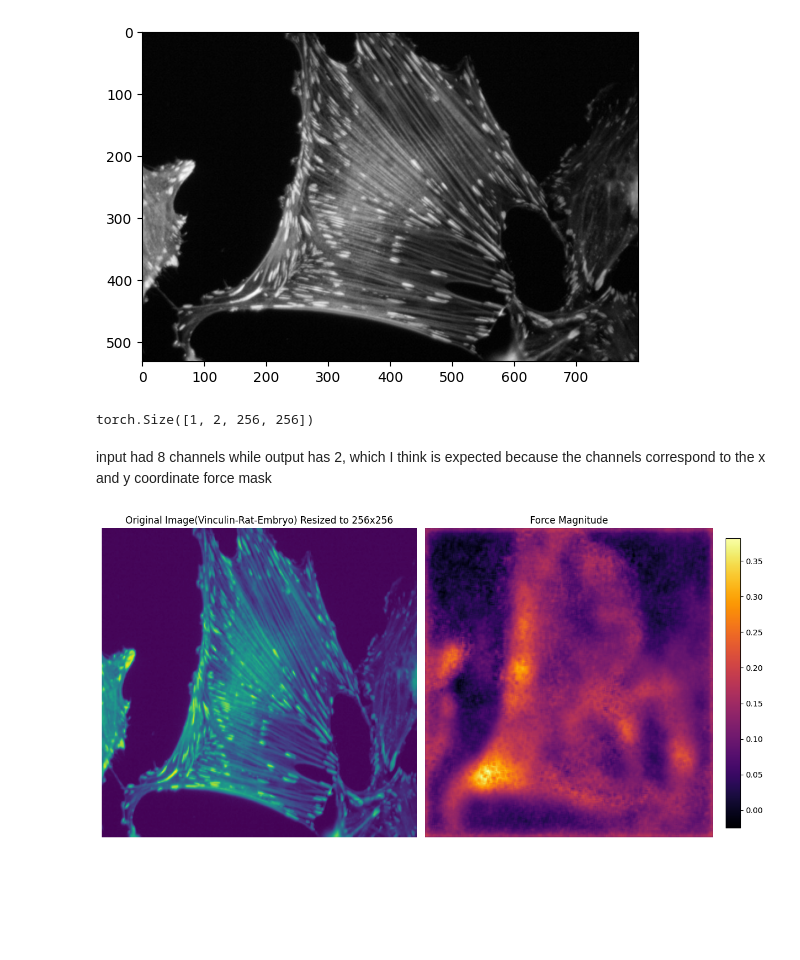
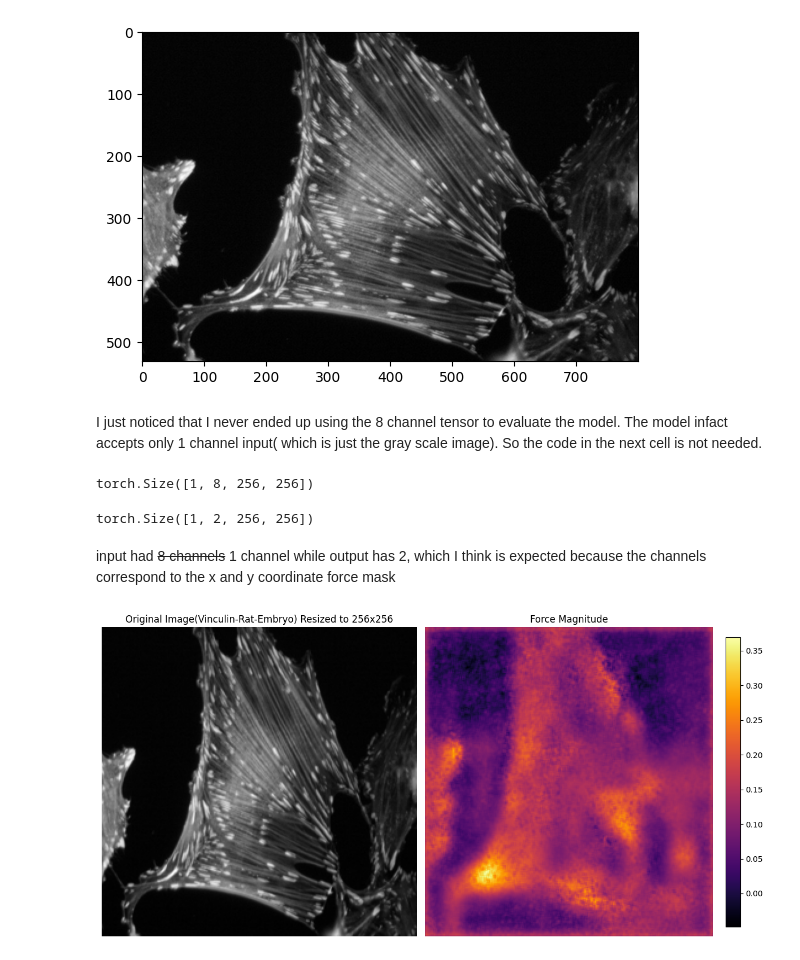
Before and after one commit to yay223/cell_force_prediction, a Jupyter notebook: load_trained_unet.ipynb, the cells around one changed output. Saved outputs shown, nothing was run; the diff lists cells and outputs as text; code cells hidden in the pictures; blank space fills up the shorter version.

```diff
--- a/load_trained_unet.ipynb
+++ b/load_trained_unet.ipynb
@@ -54,13 +54,20 @@ image_array = np.array(image)
 image_array = image_array/255.0
 # %%
 input_tensor = torch.tensor(image_array).unsqueeze(0).unsqueeze(0).to(torch.device('cuda:0'))
+# %% [markdown]
+
+I just noticed that I never ended up using the 8 channel tensor to evaluate the model. The model infact accepts only 1 channel input( which is just the gray scale image). So the code in the next cell is not needed.
 # %%
-height, width = input_tensor.shape[2], input_tensor.shape[3]
+eight, width = input_tensor.shape[2], input_tensor.shape[3]
 tensor_with_8_channels = torch.zeros(1, 8, height, width).to(torch.device('cuda:0'))
 tensor_with_8_channels[:, 0, :, :] = input_tensor
 
 for i in range(1,8):
     tensor_with_8_channels[:, i, :, :] = tensor_with_8_channels[:, 0, :, :]
+
+print(tensor_with_8_channels.shape)
+# %% [output]
+torch.Size([1, 8, 256, 256])
 # %%
 model.eval()
 model.to(torch.device('cuda:0'))
@@ -72,31 +79,31 @@ output.shape
 # %% [output]
 torch.Size([1, 2, 256, 256])
 # %% [markdown]
-input had 8 channels while output has 2, which I think is expected because the channels correspond to the x and y coordinate force mask
+ input had ~~8 channels~~ 1 channel while output has 2, which I think is expected because the channels correspond to the x and y coordinate force mask
 # %%
 output = output.cpu().numpy().squeeze()
 force_mag = output[0]
 force_ang = output[1]
 
 fig, axs = plt.subplots(1, 2, figsize=(12, 6))
 
 # Displaying the original image
-axs[0].imshow(image, aspect='auto')
+axs[0].imshow(image, aspect='auto', cmap='gray')
 axs[0].set_title('Original Image(Vinculin-Rat-Embryo) Resized to 256x256')
 axs[0].axis('off')
 
 # Displaying the force magnitude
 cax = axs[1].imshow(force_mag, cmap='inferno', aspect='auto')
 axs[1].set_title('Force Magnitude')
 axs[1].axis('off')
 
 # Adding a colorbar for the second subplot
 fig.colorbar(cax, ax=axs[1], fraction=0.046, pad=0.04)
 
 plt.tight_layout()
 plt.show()
 # %% [output]
-[figure, old version]
+[figure, new version]
 # %%
 fx = force_mag*np.cos(force_ang)
 fy = force_mag*np.sin(force_ang)
```
Also changed, not shown: parts of 2 cells of this notebook, 19 other files.
